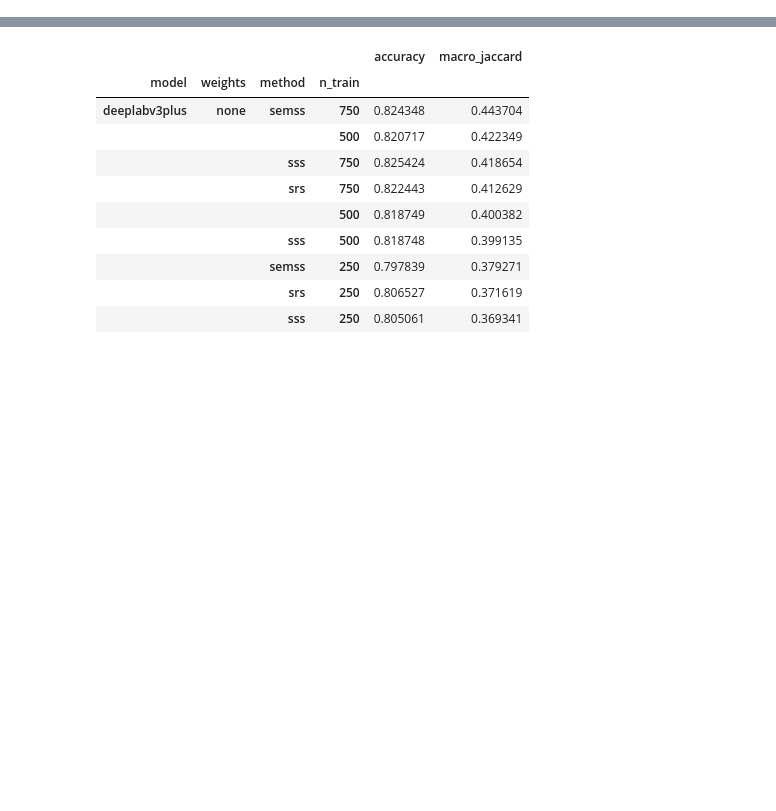
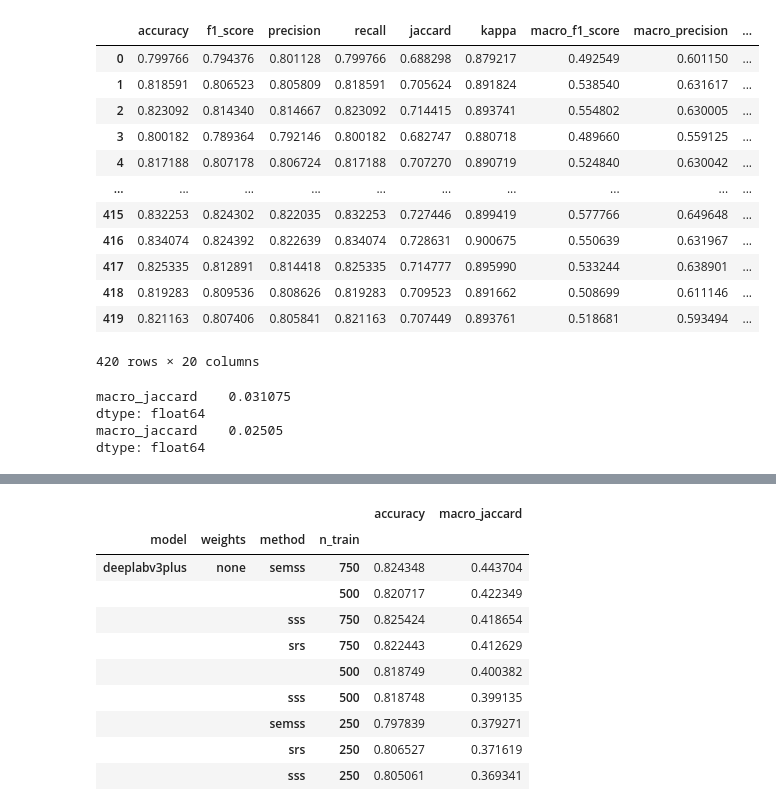
Before and after one commit to DakotaHester/ms-land-cover, a Jupyter notebook: cpb_results.ipynb, the cells around one changed output, grey strips where cells are left out. Saved outputs shown, nothing was run; the diff lists cells and outputs as text; code cells hidden in the pictures; blank space fills up the shorter version.

Commit message:
Major changes to study area, methodology, and results section

```diff
--- a/cpb_results.ipynb
+++ b/cpb_results.ipynb
@@ -50,0 +39,37 @@ display(metrics_df)
+# %%
+metrics_df = pd.read_csv('./logs/finetune_cpb_20250820/summary.csv')
+metrics_df = metrics_df.loc[(metrics_df['model'] == 'deeplabv3plus') & (metrics_df['weights'] == 'none')]
+metrics_df
+# %% [output]
+|  | accuracy | f1_score | precision | recall | jaccard | kappa | macro_f1_score | macro_precision | ... |
+| 0 | 0.799766 | 0.794376 | 0.801128 | 0.799766 | 0.688298 | 0.879217 | 0.492549 | 0.601150 | ... |
+| 1 | 0.818591 | 0.806523 | 0.805809 | 0.818591 | 0.705624 | 0.891824 | 0.538540 | 0.631617 | ... |
+| 2 | 0.823092 | 0.814340 | 0.814667 | 0.823092 | 0.714415 | 0.893741 | 0.554802 | 0.630005 | ... |
+| 3 | 0.800182 | 0.789364 | 0.792146 | 0.800182 | 0.682747 | 0.880718 | 0.489660 | 0.559125 | ... |
+| 4 | 0.817188 | 0.807178 | 0.806724 | 0.817188 | 0.707270 | 0.890719 | 0.524840 | 0.630042 | ... |
+| ... | ... | ... | ... | ... | ... | ... | ... | ... | ... |
+| 415 | 0.832253 | 0.824302 | 0.822035 | 0.832253 | 0.727446 | 0.899419 | 0.577766 | 0.649648 | ... |
+| 416 | 0.834074 | 0.824392 | 0.822639 | 0.834074 | 0.728631 | 0.900675 | 0.550639 | 0.631967 | ... |
+| 417 | 0.825335 | 0.812891 | 0.814418 | 0.825335 | 0.714777 | 0.895990 | 0.533244 | 0.638901 | ... |
+| 418 | 0.819283 | 0.809536 | 0.808626 | 0.819283 | 0.709523 | 0.891662 | 0.508699 | 0.611146 | ... |
+| 419 | 0.821163 | 0.807406 | 0.805841 | 0.821163 | 0.707449 | 0.893761 | 0.518681 | 0.593494 | ... |
+420 rows × 20 columns
+# %%
+metrics_df_sub = metrics_df.loc[metrics_df['n_train'] == 750]
+
+
+metrics_df_pivot = metrics_df_sub.pivot_table(index=['method'], values='macro_jaccard', aggfunc='mean')
+
+print(metrics_df_pivot.loc['semss'] - metrics_df_pivot.loc['srs'])
+print(metrics_df_pivot.loc['semss'] - metrics_df_pivot.loc['sss'])
+# for method in metrics_df_sub['method'].unique():
+#     method_df = metrics_df_sub.loc[metrics_df_sub['method'] == method]
+#     mean_iou = method_df['macro_jaccard'].mean()
+#     std_iou = method_df['macro_jaccard'].std()
+#     print(f'{method}: {mean_iou:.4f} ± {std_iou:.4f}')
+# metrics_df_sub.loc[metrics_df_sub['method'] == 'stratified_random', 'method'] = 'Stratified Random'
+# %% [output]
+macro_jaccard    0.031075
+dtype: float64
+macro_jaccard    0.02505
+dtype: float64
```
Also changed, not shown: parts of 5 cells of this notebook, 24 other files.
